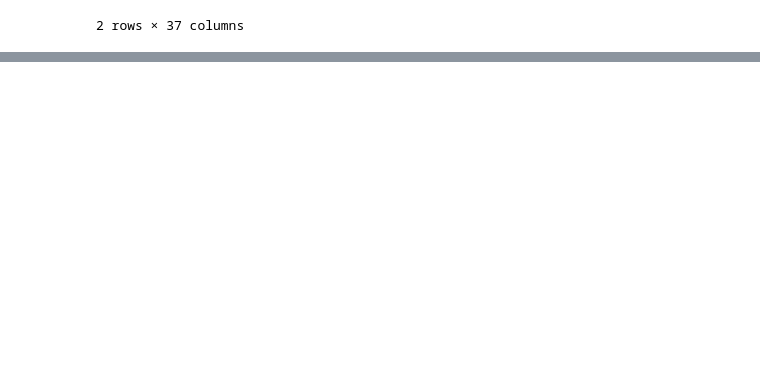
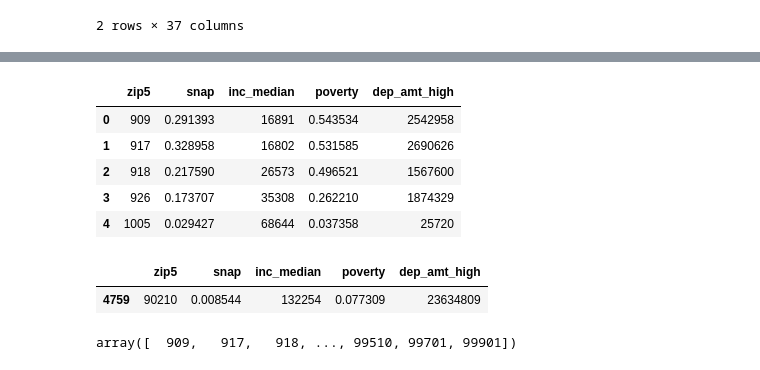
Before and after one commit to DistrictDataLabs/03-censusables, a Jupyter notebook: censusables/20150914.ipynb, the cells around one changed output, grey strips where cells are left out. Drawn from its saved outputs; the diff is of its cells as text; code cells hidden in the pictures; blank space fills up the shorter version.

```diff
--- a/censusables/20150914.ipynb
+++ b/censusables/20150914.ipynb
@@ -56,3 +56,5 @@ deposits_250K.head()
 | 2 | 63376 | 42888 | 1250 | 1552 | 84 | 28590 | ... |
 | 3 | 59317 | 30205 | 2340 | 743 | 57 | 7043 | ... |
 | 4 | 74728 | 82686 | 8762 | 6146 | 208 | 26712 | ... |
+# %%
+deposits_zip = deposits_250K['dep_amt_high'].groupby(deposits_250K['zip5']).mean().reset_index()
@@ -81,0 +115,14 @@ library.to_csv("/home/russ/Documents/DDL/Data/JeffData/PCA/Library_ZipCode.csv")
+# %%
+combined.head()
+# %% [output]
+|  | zip5 | snap | inc_median | poverty | dep_amt_high |
+| 0 | 909 | 0.291393 | 16891 | 0.543534 | 2542958 |
+| 1 | 917 | 0.328958 | 16802 | 0.531585 | 2690626 |
+| 2 | 918 | 0.217590 | 26573 | 0.496521 | 1567600 |
+| 3 | 926 | 0.173707 | 35308 | 0.262210 | 1874329 |
+| 4 | 1005 | 0.029427 | 68644 | 0.037358 | 25720 |
+# %%
+combined[combined['zip5']==90210]
+# %% [output]
+|  | zip5 | snap | inc_median | poverty | dep_amt_high |
+| 4759 | 90210 | 0.008544 | 132254 | 0.077309 | 23634809 |
@@ -81,0 +134,4 @@ library.to_csv("/home/russ/Documents/DDL/Data/JeffData/PCA/Library_ZipCode.csv")
+# %%
+y
+# %% [output]
+array([  909,   917,   918, ..., 99510, 99701, 99901])
```
Also changed, not shown: parts of 26 cells of this notebook, 6 other files.
